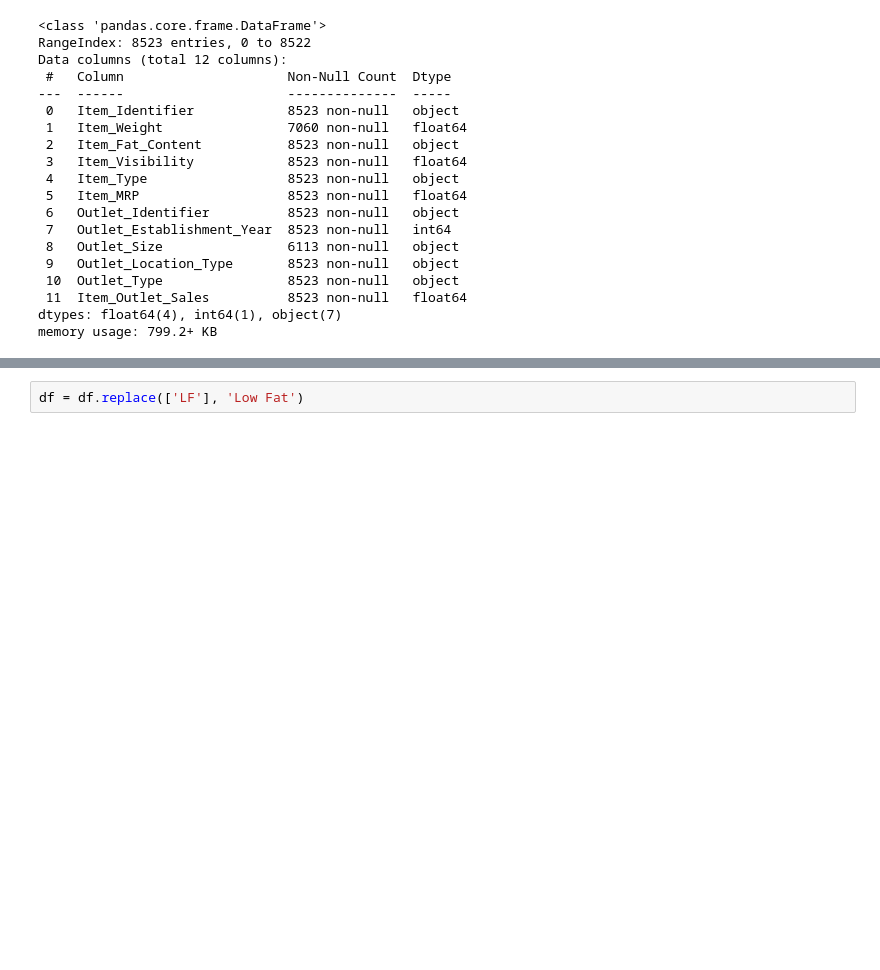
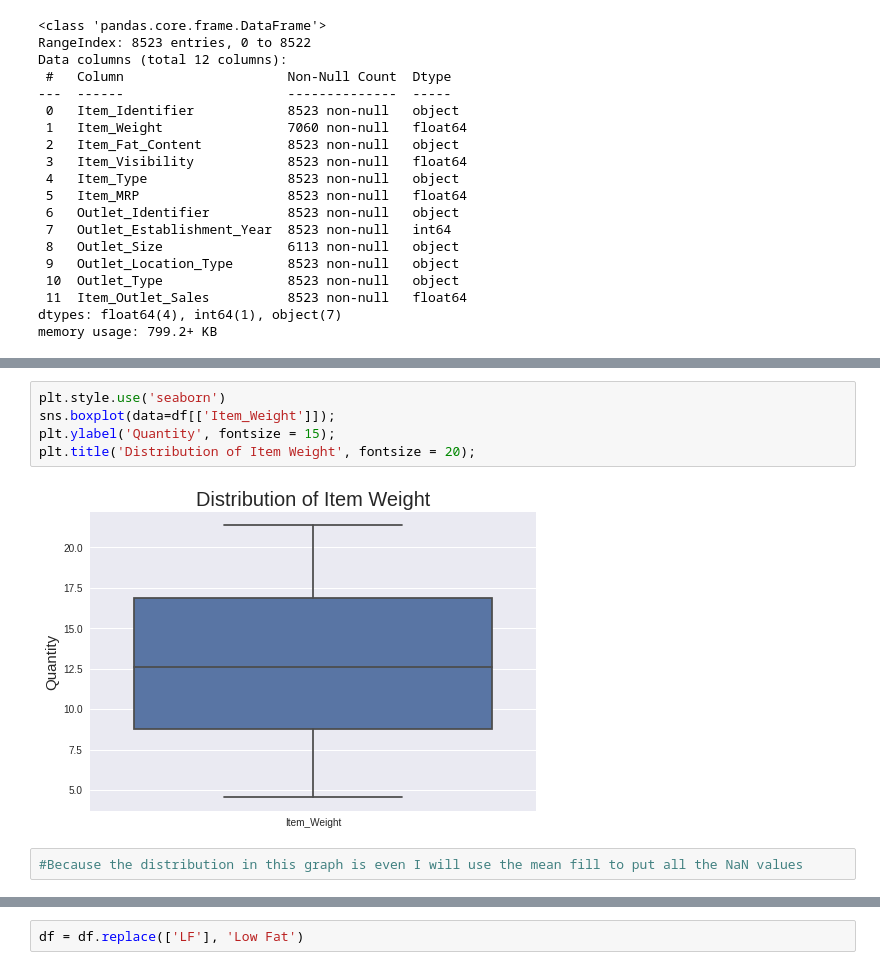
Before and after one commit to Savvy-Slowley/Sales_Predictions, a Jupyter notebook: sales_predictions.ipynb, the cells around one changed output, grey strips where cells are left out. Drawn from its saved outputs; the diff is of its cells as text; blank space fills up the shorter version.

```diff
--- a/sales_predictions.ipynb
+++ b/sales_predictions.ipynb
@@ -45,0 +136,9 @@ False
+# %%
+plt.style.use('seaborn')
+sns.boxplot(data=df[['Item_Weight']]);
+plt.ylabel('Quantity', fontsize = 15);
+plt.title('Distribution of Item Weight', fontsize = 20);
+# %% [output]
+[figure, added]
+# %%
+#Because the distribution in this graph is even I will use the mean fill to put all the NaN values
```
Also changed, not shown: parts of 43 cells of this notebook.
